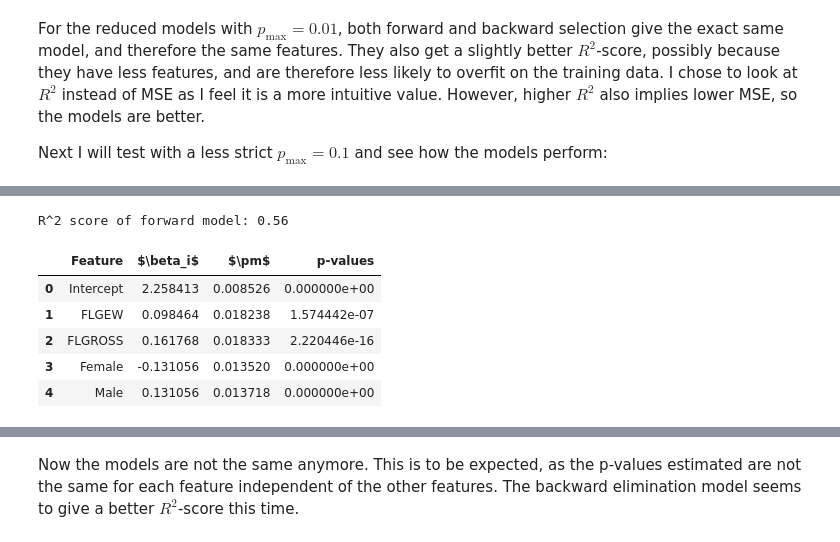
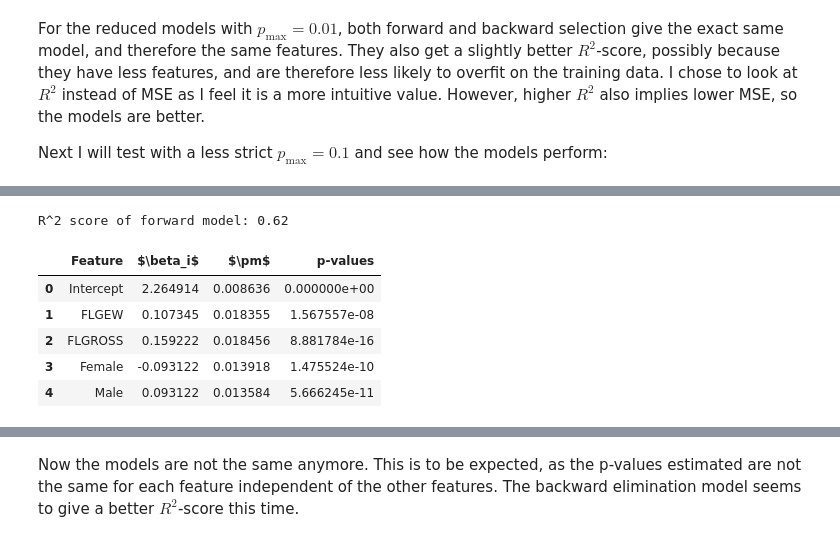
Before and after one commit to bernharl/STK-IN4300-oblig2, a Jupyter notebook: Oblig2 STK-IN Bernhard.ipynb, the cells around one changed output, grey strips where cells are left out. Cells and saved outputs as stored; diff of their text form; code cells hidden in the pictures.

```diff
--- a/Oblig2 STK-IN Bernhard.ipynb
+++ b/Oblig2 STK-IN Bernhard.ipynb
@@ -380,30 +381,30 @@ R^2 score of full model: 0.55 Backward Model: 0.57
 # %%
 # Model to send in to function. It is an OLS regressor.
 base_regressor = skllm.LinearRegression()
 # Running forward selection
 (
     regressor_increased_less_strict,
     X_increased_train_less_strict,
     result_table_increased_less_strict,
     omitted_features_increased_less_strict,
 ) = forward_selection(base_regressor, X_train, y_train, max_p_limit=1e-1)
 # Using list of reduced features to also create test feature matrix with same features
 X_increased_test_less_strict = X_test.drop(
     columns=omitted_features_increased_less_strict
 ).sort_index(axis=1)
 # Printing results
 print(
-    f"R^2 score of forward model: {regressor_increased.score(X_increased_test, y_test):.2f}"
+    f"R^2 score of forward model: {regressor_increased_less_strict.score(X_increased_test_less_strict, y_test):.2f}"
 )
 result_table_increased_less_strict
 # %% [output]
-R^2 score of forward model: 0.56
+R^2 score of forward model: 0.62
 |  | Feature | $\beta_i$ | $\pm$ | p-values |
-| 0 | Intercept | 2.258413 | 0.008526 | 0.000000e+00 |
-| 1 | FLGEW | 0.098464 | 0.018238 | 1.574442e-07 |
-| 2 | FLGROSS | 0.161768 | 0.018333 | 2.220446e-16 |
-| 3 | Female | -0.131056 | 0.013520 | 0.000000e+00 |
-| 4 | Male | 0.131056 | 0.013718 | 0.000000e+00 |
+| 0 | Intercept | 2.264914 | 0.008636 | 0.000000e+00 |
+| 1 | FLGEW | 0.107345 | 0.018355 | 1.567557e-08 |
+| 2 | FLGROSS | 0.159222 | 0.018456 | 8.881784e-16 |
+| 3 | Female | -0.093122 | 0.013918 | 1.475524e-10 |
+| 4 | Male | 0.093122 | 0.013584 | 5.666245e-11 |
 [interactive output not drawn]
 # %% [markdown]
 Now the models are not the same anymore. This is to be expected, as the p-values estimated are not the same for each feature independent of the other features. The backward elimination model seems to give a better $R^2$-score this time.
```
Also changed, not shown: parts of 22 cells of this notebook.
